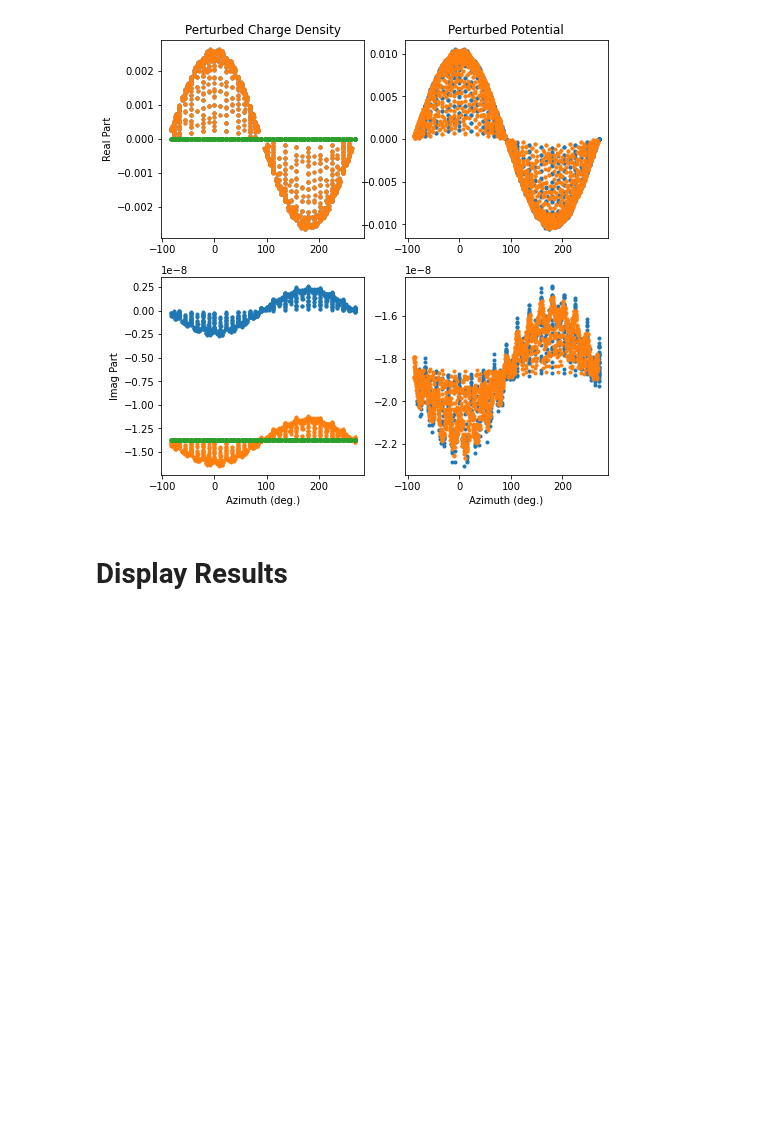
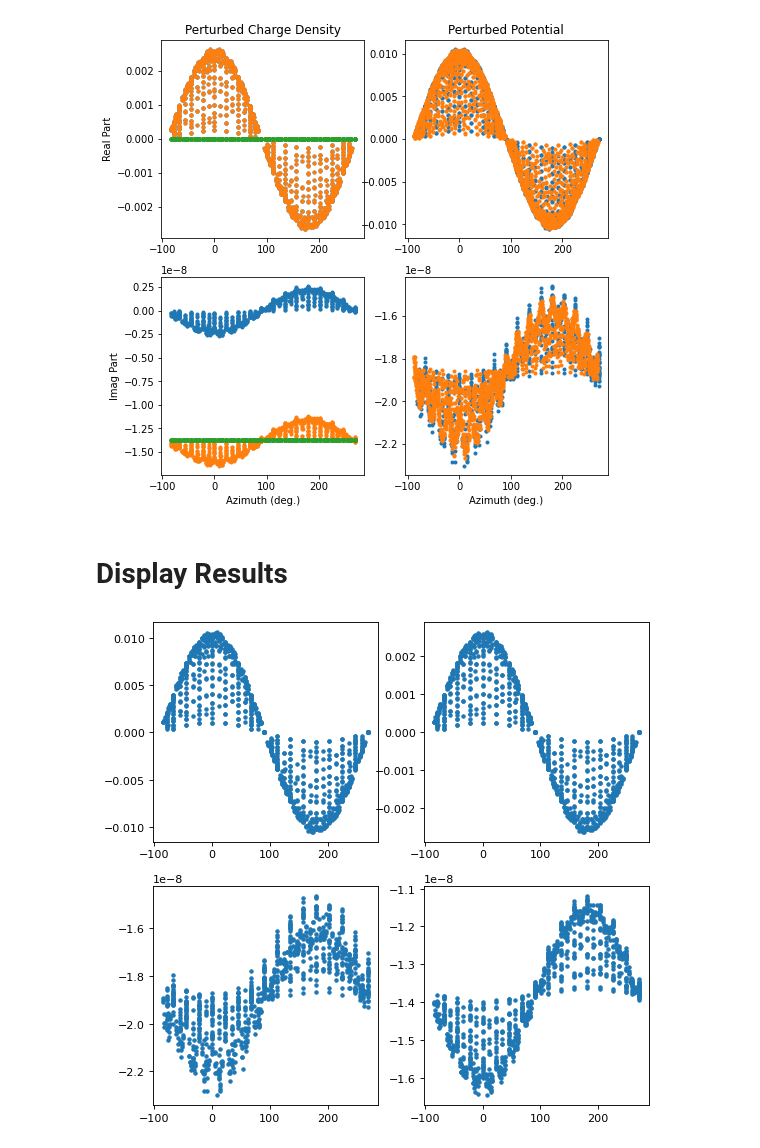
Before and after one commit to yuccadrew/sip, a Jupyter notebook: test_sphere_s61.ipynb, the cells around one changed output. Saved outputs shown, nothing was run; the diff lists cells and outputs as text; code cells hidden in the pictures; blank space fills up the shorter version.

```diff
--- a/test_sphere_s61.ipynb
+++ b/test_sphere_s61.ipynb
@@ -2363,6 +2370,23 @@ Time elapsed  2.392139434814453 sec
 [figure]
 # %% [markdown]
 # Display Results
+# %%
+%matplotlib inline
+import matplotlib.pyplot as plt
+
+rho,theta,phi=cartesian2spherical(nodes[nind_stern,0],nodes[nind_stern,1],nodes[nind_stern,2])
+
+fig,ax=plt.subplots(2,2,sharey=False,figsize=(8,8),dpi=80)
+axs=ax.flatten()
+axs[0].plot(phi*180/np.pi,np.real(unod_list[2][nind_stern]),'.')
+axs[1].plot(phi*180/np.pi,np.real(unod_list[5][nind_stern]),'.')
+
+axs[2].plot(phi*180/np.pi,np.imag(unod_list[2][nind_stern]),'.')
+axs[3].plot(phi*180/np.pi,np.imag(unod_list[5][nind_stern]),'.')
+
+plt.show()
+# %% [output]
+[figure, added]
 # %%
 %matplotlib inline
 import matplotlib.pyplot as plt
```
Also changed, not shown: parts of 27 cells of this notebook.
